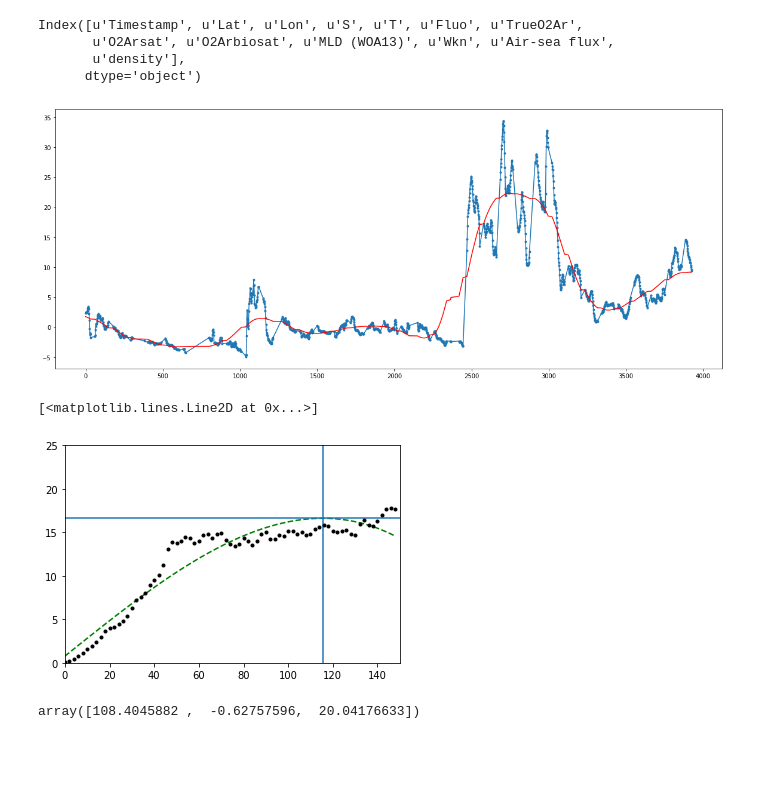
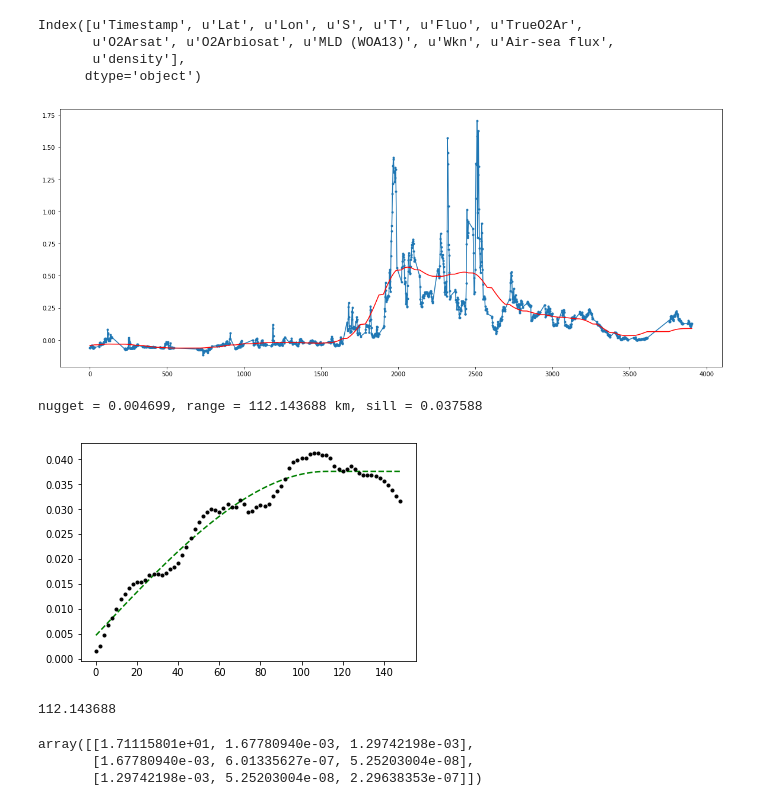
Before and after one commit to sophieclayton/kuroshio_productivity, a Jupyter notebook: decorr_semivario.ipynb, the cells around one changed output. Saved outputs shown, nothing was run; the diff lists cells and outputs as text; code cells hidden in the pictures; blank space fills up the shorter version.

Commit message:
fixed spherical model in semivariogram code

```diff
--- a/decorr_semivario.ipynb
+++ b/decorr_semivario.ipynb
@@ -130,7 +130,8 @@ Index([u'Timestamp', u'Lat', u'Lon', u'S', u'T', u'Fluo', u'TrueO2Ar',
       dtype='object')
 # %%
 # pick which cruise to work on
-datain = Tian
+datain = Tok1
+var = 'Fluo'
 
 # Tok1['x'] = sw.distance(Tok1['Lon'].values,Tok1['Lat'].values, 0)[0]
 
@@ -146,19 +147,19 @@ Wn = 0.01 # Cutoff frequency
 B, A = signal.butter(N, Wn, output='ba')
 
 # Second, apply the filter
-dataf = signal.filtfilt(B,A, datain['Air-sea flux'])
+dataf = signal.filtfilt(B,A, datain[var])
 
 fig1 = plt.figure(2, figsize=(20,8))
-plt.plot(datain['x']/1000, datain['Air-sea flux'], '.-', datain['x']/1000, dataf,'r')
+plt.plot(datain['x']/1000, datain[var], '.-', datain['x']/1000, dataf,'r')
 plt.show()
 # %% [output]
-[figure, old version]
+[figure, new version]
 # %%
 # do the semivariogram calculation
 
 # organise the data in the right way for the functions
 # divide the ctrack by 1000 to get units of km
-res = datain['Air-sea flux']-dataf
+res = datain[var]-dataf
 P = np.transpose([datain['x']/1000, np.zeros(len(datain['x'])), res])
 
 # bandwidth, plus or minus 0.5 km
@@ -168,8 +169,20 @@ hs = np.arange(0,150,bw)
 sv = SV( P, hs, bw )
 # %%
 def func(x, a, c0, cinf):
-    return c0 + (cinf - c0)*(1.5*(x/a) - 0.5*((x**3.0)/(a**3.0)))
 
+    if type(x) == np.float64:
+        # calculate the spherical function
+        if x <= a:
+            return c0 + (cinf - c0)*(1.5*(x/a) - 0.5*((x**3.0)/(a**3.0)))
+        else:
+            return cinf
+    # if h is an iterable
+    else:
+        # calculate the spherical function for all elements
+        a = np.ones( x.size ) * a
+        c0 = np.ones( x.size ) * c0
+        cinf = np.ones( x.size ) * cinf
+        return map(func, x, a, c0, cinf)
 
 x0 = np.zeros(len(sv))
 
@@ -178,24 +191,31 @@ import scipy.optimize as optimization
 
 popt, pcov =  optimization.curve_fit(func, sv[0], sv[1],p0, sigma=None)
 # %%
-plt.axis([0, 150, 0, 25])
+# plt.axis([0, 150, 0, 25])
 
 a = popt[0]
 c0 = popt[1]
 cinf = popt[2]
 
-
 y = func(sv[0], *popt)
 # y[sv[0] > a] = cinf
 
-plt.plot(sv[0],y, 'g--', label='fit: range =%5.3f, nugget =%5.3f, sill =%5.3f' % (a, c0, cinf))
-plt.axvline(a)
-plt.axhline(cinf)
+plt.plot(sv[0],y, 'g--')
+# plt.axvline(a)
+# plt.axhline(cinf)
 plt.plot(sv[0], sv[1], '.k')
+
+print 'nugget = %2f, range = %2f km, sill = %2f' % (popt[1], popt[0], popt[2])
 # %% [output]
-[<matplotlib.lines.Line2D at 0x...>]
+nugget = 0.004699, range = 112.143688 km, sill = 0.037588
-[figure, old version]
+[figure, new version]
-# %%
-popt
-# %% [output]
-array([108.4045882 ,  -0.62757596,  20.04176633])
+# %%
+print '%5f' % popt[0]
+# %% [output]
+112.143688
+# %%
+pcov
+# %% [output]
+array([[1.71115801e+01, 1.67780940e-03, 1.29742198e-03],
+       [1.67780940e-03, 6.01335627e-07, 5.25203004e-08],
+       [1.29742198e-03, 5.25203004e-08, 2.29638353e-07]])
```
Also changed, not shown: parts of 1 cell of this notebook.
